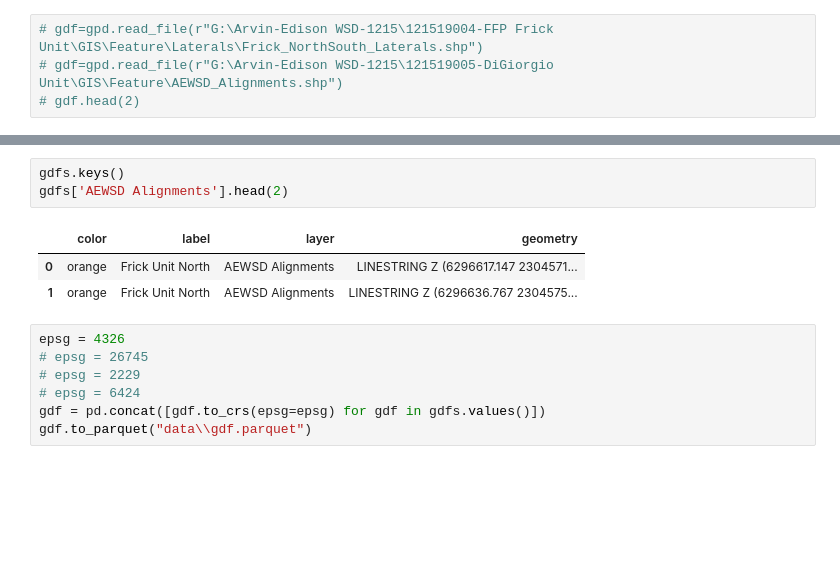
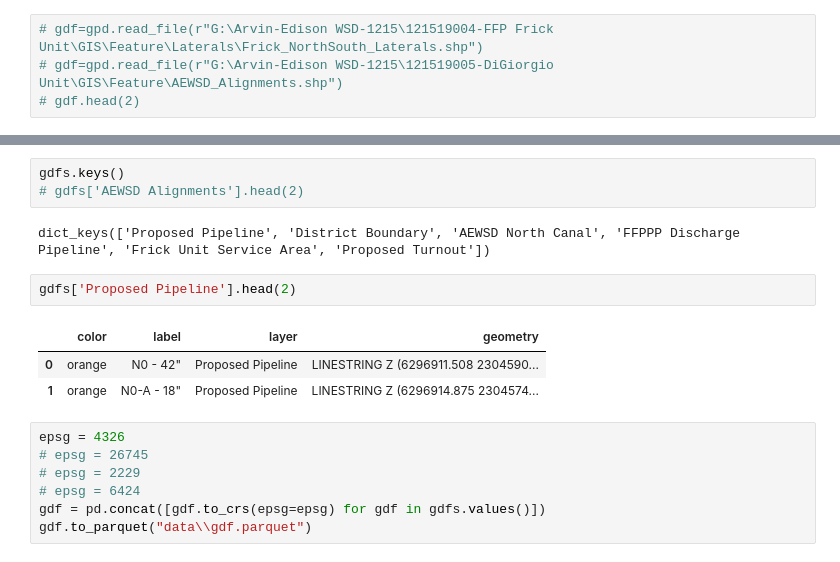
Before and after one commit to Lyndon-0/mndot_anomaly_detection, a Jupyter notebook: gdb_creation.ipynb, the cells around one changed output, grey strips where cells are left out. Saved outputs shown, nothing was run; the diff lists cells and outputs as text; blank space fills up the shorter version.

```diff
--- a/gdb_creation.ipynb
+++ b/gdb_creation.ipynb
@@ -148,11 +173,15 @@ Proposed Turnout
 EPSG:6424
 # %%
 gdfs.keys()
-gdfs['AEWSD Alignments'].head(2)
+# gdfs['AEWSD Alignments'].head(2)
 # %% [output]
-|  | color | label | layer | geometry |
-| 0 | orange | Frick Unit North | AEWSD Alignments | LINESTRING Z (6296617.147 2304571... |
-| 1 | orange | Frick Unit North | AEWSD Alignments | LINESTRING Z (6296636.767 2304575... |
+dict_keys(['Proposed Pipeline', 'District Boundary', 'AEWSD North Canal', 'FFPPP Discharge Pipeline', 'Frick Unit Service Area', 'Proposed Turnout'])
+# %%
+gdfs['Proposed Pipeline'].head(2)
+# %% [output]
+|  | color | label | layer | geometry |
+| 0 | orange | N0 - 42" | Proposed Pipeline | LINESTRING Z (6296911.508 2304590... |
+| 1 | orange | N0-A - 18" | Proposed Pipeline | LINESTRING Z (6296914.875 2304574... |
 # %%
 epsg = 4326
 # epsg = 26745
```
Also changed, not shown: parts of 9 cells of this notebook, 9 other files.
